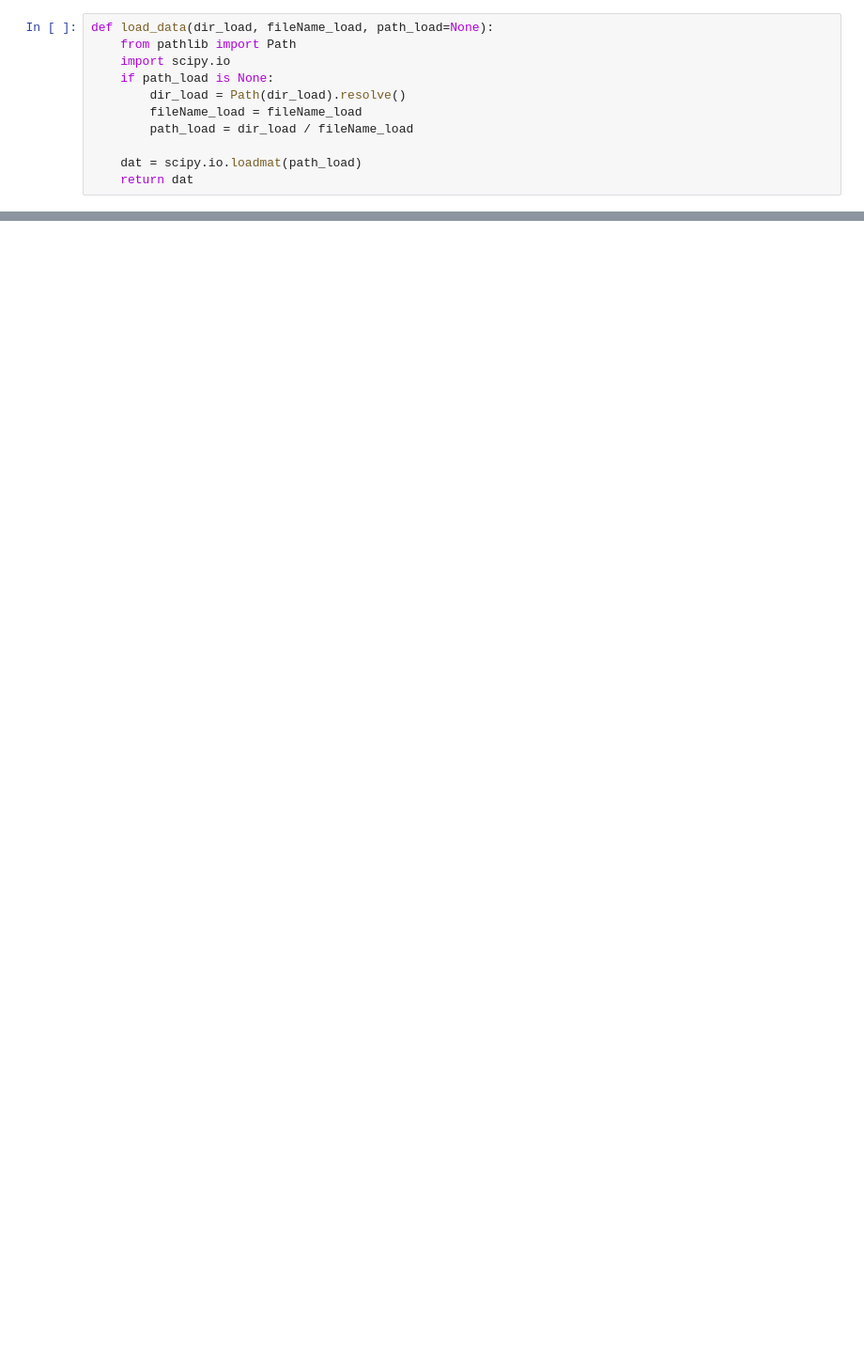
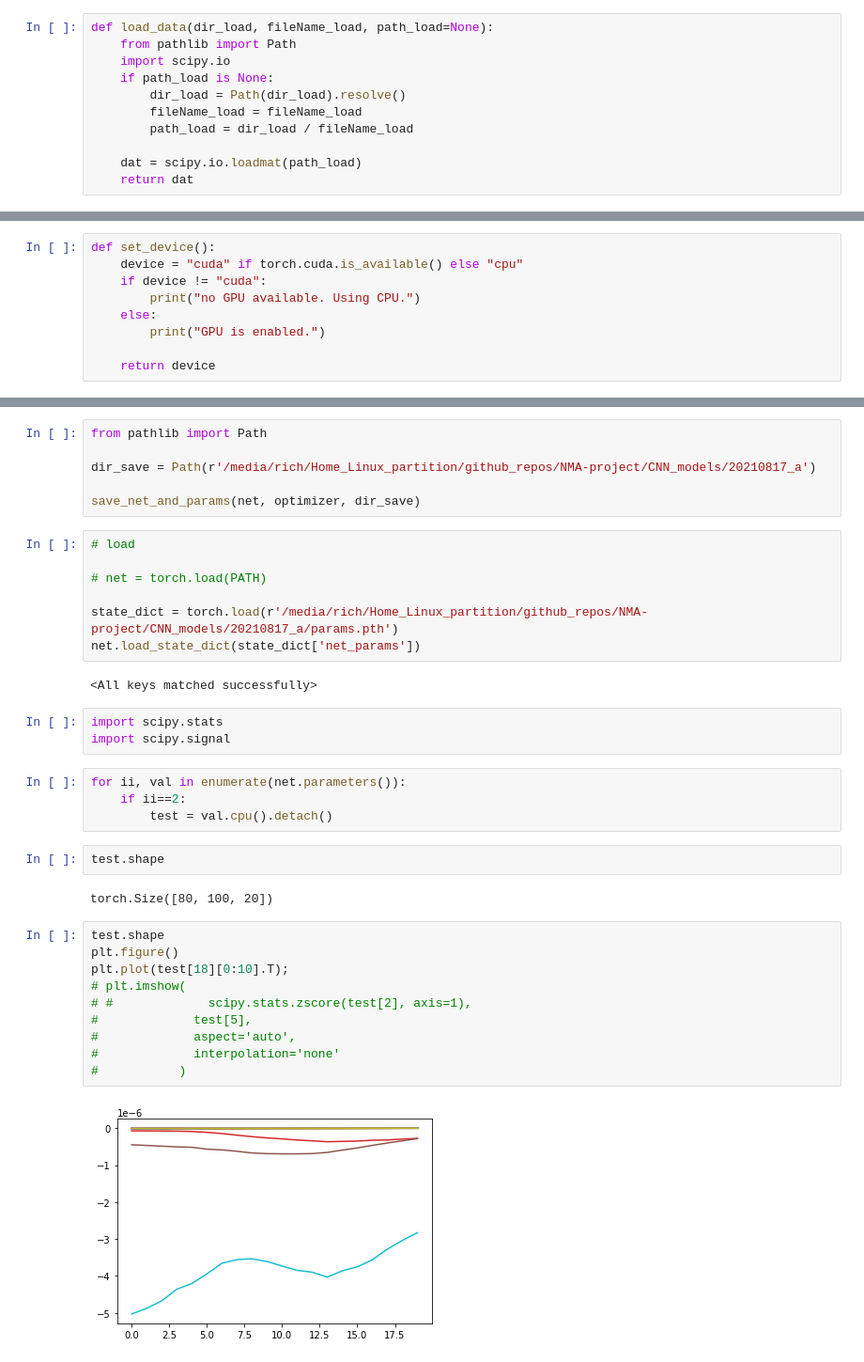
Before and after one commit to RichieHakim/NMA-project, a Jupyter notebook: CNN.ipynb, the cells around one changed output, grey strips where cells are left out. Shown at 94% size. Drawn from its saved outputs; the diff is of its cells as text; blank space fills up the shorter version.

```diff
--- a/CNN.ipynb
+++ b/CNN.ipynb
@@ -83,0 +36,9 @@ for i_bat, bat_num in enumerate(tqdm(torch.randperm(n_bats))):
+# %%
+def set_device():
+    device = "cuda" if torch.cuda.is_available() else "cpu"
+    if device != "cuda":
+        print("no GPU available. Using CPU.")
+    else:
+        print("GPU is enabled.")
+
+    return device
@@ -174,0 +307,38 @@ torch.Size([31, 38400])
+# %%
+from pathlib import Path
+
+dir_save = Path(r'/media/rich/Home_Linux_partition/github_repos/NMA-project/CNN_models/20210817_a')
+
+save_net_and_params(net, optimizer, dir_save)
+# %%
+# load
+
+# net = torch.load(PATH)
+
+state_dict = torch.load(r'/media/rich/Home_Linux_partition/github_repos/NMA-project/CNN_models/20210817_a/params.pth')
+net.load_state_dict(state_dict['net_params'])
+# %% [output]
+<All keys matched successfully>
+# %%
+import scipy.stats
+import scipy.signal
+# %%
+for ii, val in enumerate(net.parameters()):
+    if ii==2:
+        test = val.cpu().detach()
+# %%
+test.shape
+# %% [output]
+torch.Size([80, 100, 20])
+# %%
+test.shape
+plt.figure()
+plt.plot(test[18][0:10].T);
+# plt.imshow(
+# #             scipy.stats.zscore(test[2], axis=1),
+#             test[5],
+#             aspect='auto',
+#             interpolation='none'
+#           )
+# %% [output]
+[figure, added]
```
Also changed, not shown: parts of 32 cells of this notebook, 1 other file.
